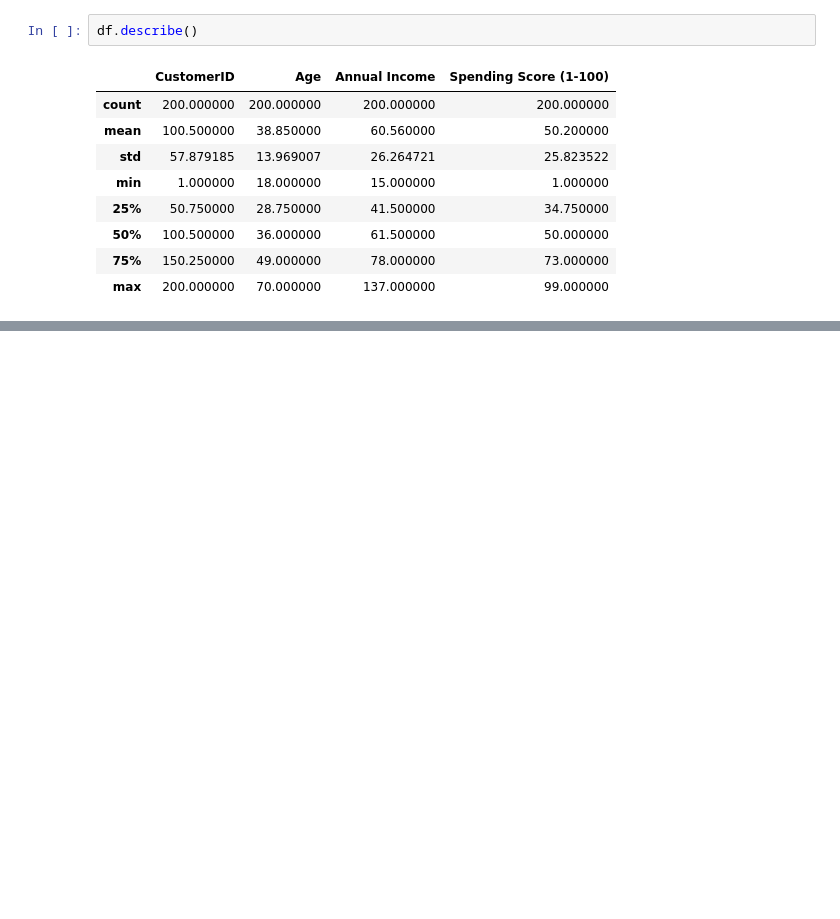
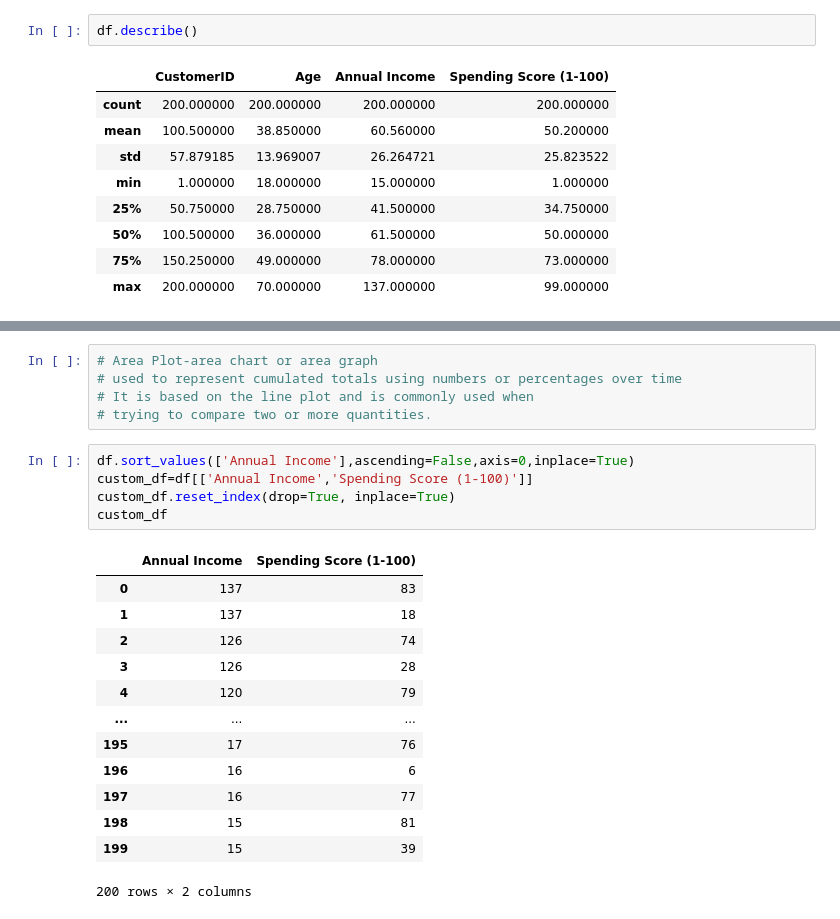
Before and after one commit to ayushagarwal42/trainingtask1, a Jupyter notebook: python_operations.ipynb, the cells around one changed output, grey strips where cells are left out. Drawn from its saved outputs; the diff is of its cells as text; blank space fills up the shorter version.

```diff
--- a/python_operations.ipynb
+++ b/python_operations.ipynb
@@ -436,0 +484,24 @@ df.describe()
+# %%
+# Area Plot-area chart or area graph
+# used to represent cumulated totals using numbers or percentages over time
+# It is based on the line plot and is commonly used when
+# trying to compare two or more quantities.
+# %%
+df.sort_values(['Annual Income'],ascending=False,axis=0,inplace=True)
+custom_df=df[['Annual Income','Spending Score (1-100)']]
+custom_df.reset_index(drop=True, inplace=True)
+custom_df
+# %% [output]
+|  | Annual Income | Spending Score (1-100) |
+| 0 | 137 | 83 |
+| 1 | 137 | 18 |
+| 2 | 126 | 74 |
+| 3 | 126 | 28 |
+| 4 | 120 | 79 |
+| ... | ... | ... |
+| 195 | 17 | 76 |
+| 196 | 16 | 6 |
+| 197 | 16 | 77 |
+| 198 | 15 | 81 |
+| 199 | 15 | 39 |
+200 rows × 2 columns
```
Also changed, not shown: parts of 31 cells of this notebook.
